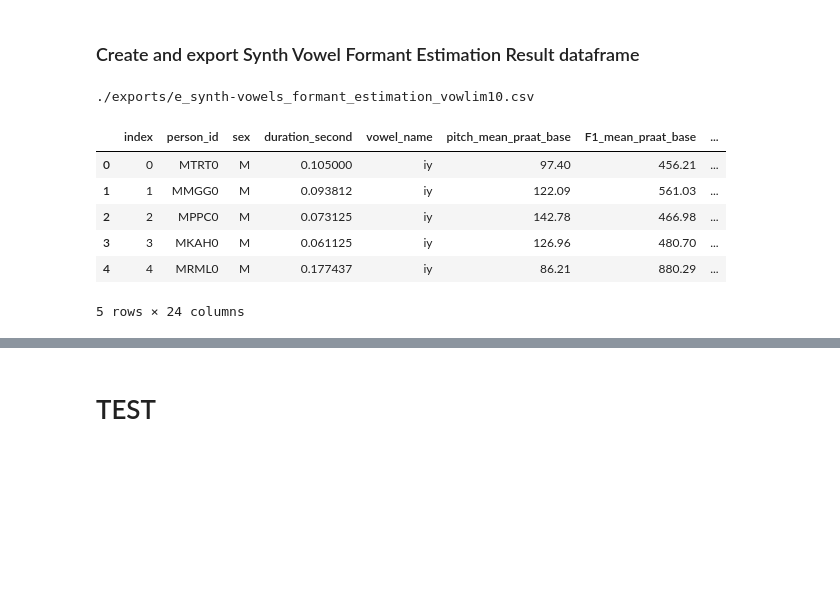
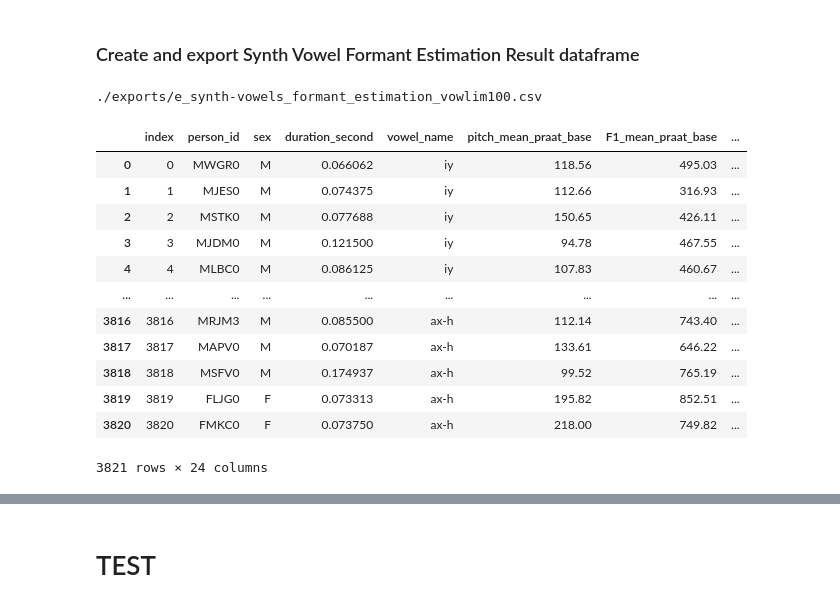
Before and after one commit to vaguebrownfox01/vowtiar-formant_estimation, a Jupyter notebook: e_synth_vowel_formant_estimation.ipynb, the cells around one changed output, grey strips where cells are left out. Saved outputs shown, nothing was run; the diff lists cells and outputs as text; code cells hidden in the pictures; blank space fills up the shorter version.

Commit message:
100 vowel points formant estimation

```diff
--- a/e_synth_vowel_formant_estimation.ipynb
+++ b/e_synth_vowel_formant_estimation.ipynb
@@ -159,20 +159,26 @@ estimate_synth_vowel_formants(syvinfo)
 # %% [markdown]
 ### Create and export Synth Vowel Formant Estimation Result dataframe
 # %%
-SYNTH_VOWELS_FORMANT_DF = pd.DataFrame([estimate_synth_vowel_formants(syv_i) for i, syv_i in tqdm(SYNTH_VOWEL_AUDIO_FORMANT_INFO_DF[0:5].iterrows())])
+SYNTH_VOWELS_FORMANT_DF = pd.DataFrame([estimate_synth_vowel_formants(syv_i) for _, syv_i in tqdm(SYNTH_VOWEL_AUDIO_FORMANT_INFO_DF[0:].iterrows())])
 
 csv_path = SYNTH_VOWEL_FORMANT_ESTIMATION_EXP_FILEPATH.replace("LIM", f"{VOWEL_LIMIT}")
 print(csv_path)
 if not os.path.exists(csv_path):
     SYNTH_VOWELS_FORMANT_DF.to_csv(csv_path, index=False)
 
 SYNTH_VOWELS_FORMANT_DF
 # %% [output]
-./exports/e_synth-vowels_formant_estimation_vowlim10.csv
+./exports/e_synth-vowels_formant_estimation_vowlim100.csv
 |  | index | person_id | sex | duration_second | vowel_name | pitch_mean_praat_base | F1_mean_praat_base | ... |
-| 0 | 0 | MTRT0 | M | 0.105000 | iy | 97.40 | 456.21 | ... |
-| 1 | 1 | MMGG0 | M | 0.093812 | iy | 122.09 | 561.03 | ... |
-| 2 | 2 | MPPC0 | M | 0.073125 | iy | 142.78 | 466.98 | ... |
-| 3 | 3 | MKAH0 | M | 0.061125 | iy | 126.96 | 480.70 | ... |
-| 4 | 4 | MRML0 | M | 0.177437 | iy | 86.21 | 880.29 | ... |
+| 0 | 0 | MWGR0 | M | 0.066062 | iy | 118.56 | 495.03 | ... |
+| 1 | 1 | MJES0 | M | 0.074375 | iy | 112.66 | 316.93 | ... |
+| 2 | 2 | MSTK0 | M | 0.077688 | iy | 150.65 | 426.11 | ... |
+| 3 | 3 | MJDM0 | M | 0.121500 | iy | 94.78 | 467.55 | ... |
+| 4 | 4 | MLBC0 | M | 0.086125 | iy | 107.83 | 460.67 | ... |
+| ... | ... | ... | ... | ... | ... | ... | ... | ... |
+| 3816 | 3816 | MRJM3 | M | 0.085500 | ax-h | 112.14 | 743.40 | ... |
+| 3817 | 3817 | MAPV0 | M | 0.070187 | ax-h | 133.61 | 646.22 | ... |
+| 3818 | 3818 | MSFV0 | M | 0.174937 | ax-h | 99.52 | 765.19 | ... |
+| 3819 | 3819 | FLJG0 | F | 0.073313 | ax-h | 195.82 | 852.51 | ... |
+| 3820 | 3820 | FMKC0 | F | 0.073750 | ax-h | 218.00 | 749.82 | ... |
-5 rows × 24 columns
+3821 rows × 24 columns
```
Also changed, not shown: parts of 5 cells of this notebook.
